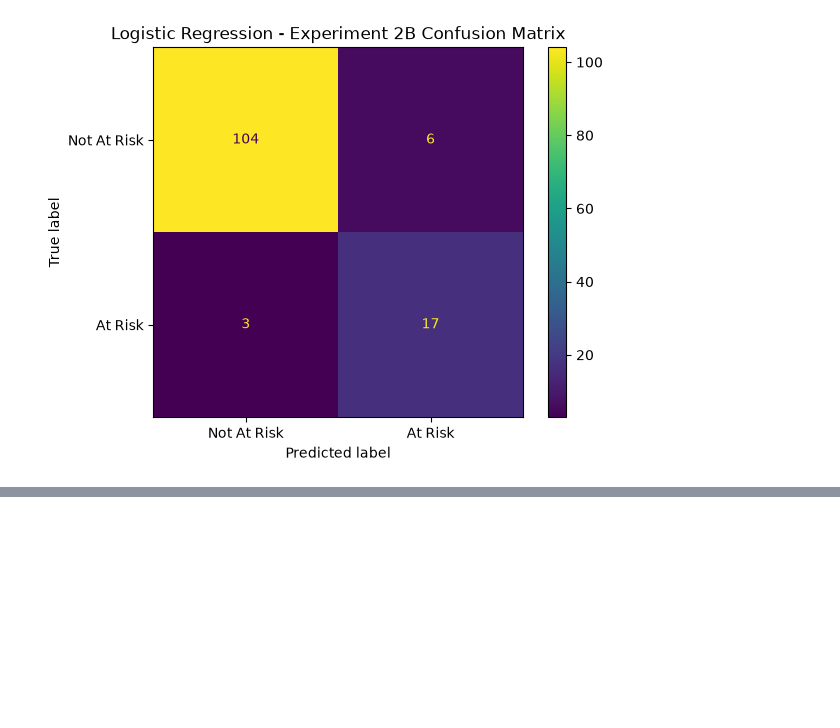
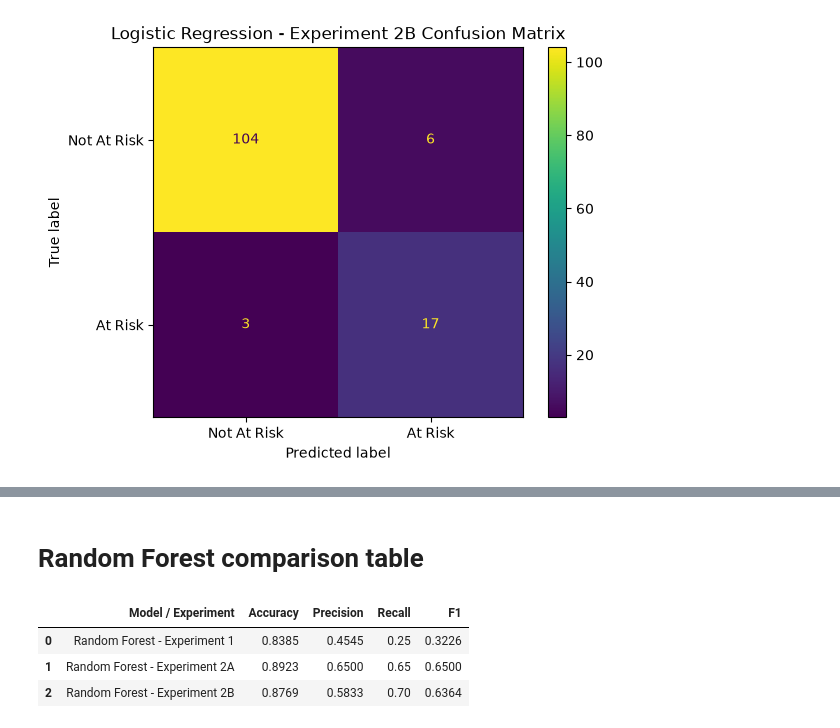
Before and after one commit to fip1234/phronesis, a Jupyter notebook: notebooks/01_eda.ipynb, the cells around one changed output, grey strips where cells are left out. Drawn from its saved outputs; the diff is of its cells as text; code cells hidden in the pictures; blank space fills up the shorter version.

```diff
--- a/notebooks/01_eda.ipynb
+++ b/notebooks/01_eda.ipynb
@@ -966,0 +1313,6 @@ plt.show()
+# %%
+#create random forest model
+forest_exp2b= RandomForestClassifier(random_state=42)
+
+#train model using experiment 2b training data
+forest_exp2b.fit(X2b_train,y2b_train)
@@ -966,0 +1321,9 @@ plt.show()
+# %%
+#predict on test data
+forest_exp2b_predictions= forest_exp2b.predict(X2b_test)
+
+#check no of predictions and values
+print("Number of predictions:",len(forest_exp2b_predictions))
+
+#check number of students predicted at risk 1 & not at risk 0
+print("Prediction values and counts:",np.unique(forest_exp2b_predictions,return_counts=True))
@@ -966,0 +1363,41 @@ plt.show()
+# %% [markdown]
+# Random Forest comparison table
+# %%
+random_forest_comparison= pd.DataFrame({
+    "Model / Experiment":[
+        "Random Forest - Experiment 1",
+        "Random Forest - Experiment 2A",
+        "Random Forest - Experiment 2B"
+    ],
+
+    "Accuracy":[
+        forest_exp1_accuracy,
+        forest_exp2a_accuracy,
+        forest_exp2b_accuracy
+    ],
+
+    "Precision":[
+        forest_exp1_precision,
+        forest_exp2a_precision,
+        forest_exp2b_precision
+    ],
+
+    "Recall":[
+        forest_exp1_recall,
+        forest_exp2a_recall,
+        forest_exp2b_recall
+    ],
+
+    "F1":[
+        forest_exp1_f1,
+        forest_exp2a_f1,
+        forest_exp2b_f1
+    ]
+})
+
+random_forest_comparison.round(4)
+# %% [output]
+|  | Model / Experiment | Accuracy | Precision | Recall | F1 |
+| 0 | Random Forest - Experiment 1 | 0.8385 | 0.4545 | 0.25 | 0.3226 |
+| 1 | Random Forest - Experiment 2A | 0.8923 | 0.6500 | 0.65 | 0.6500 |
+| 2 | Random Forest - Experiment 2B | 0.8769 | 0.5833 | 0.70 | 0.6364 |
```
Also changed, not shown: parts of 40 cells of this notebook, 2 other files.
